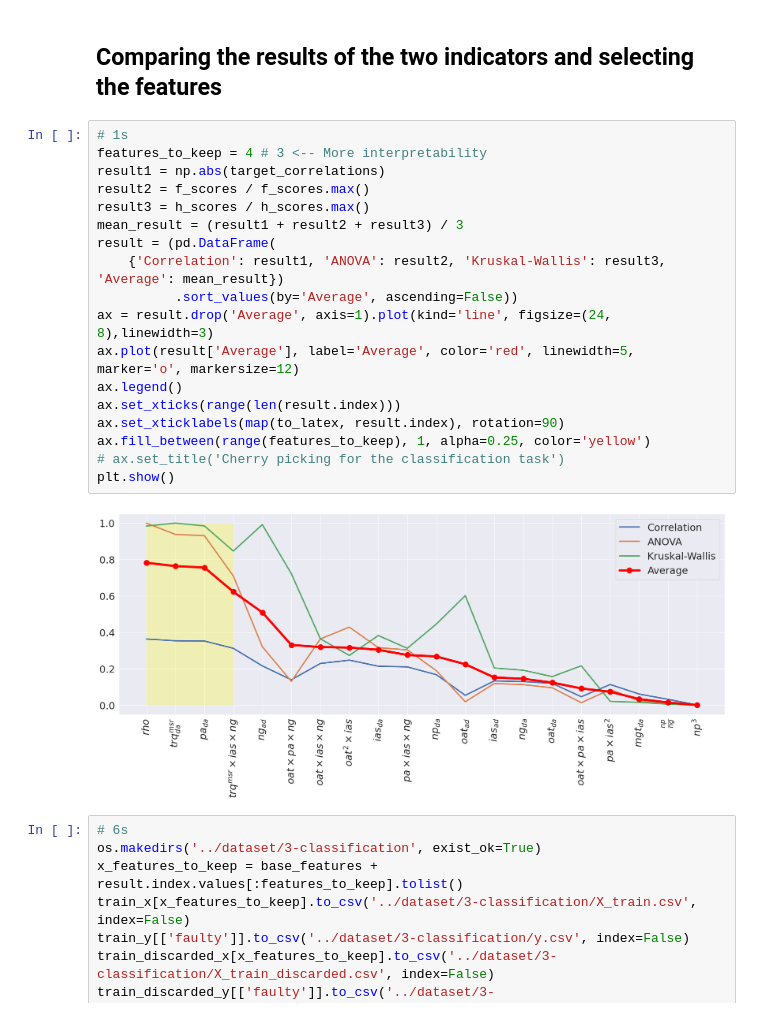
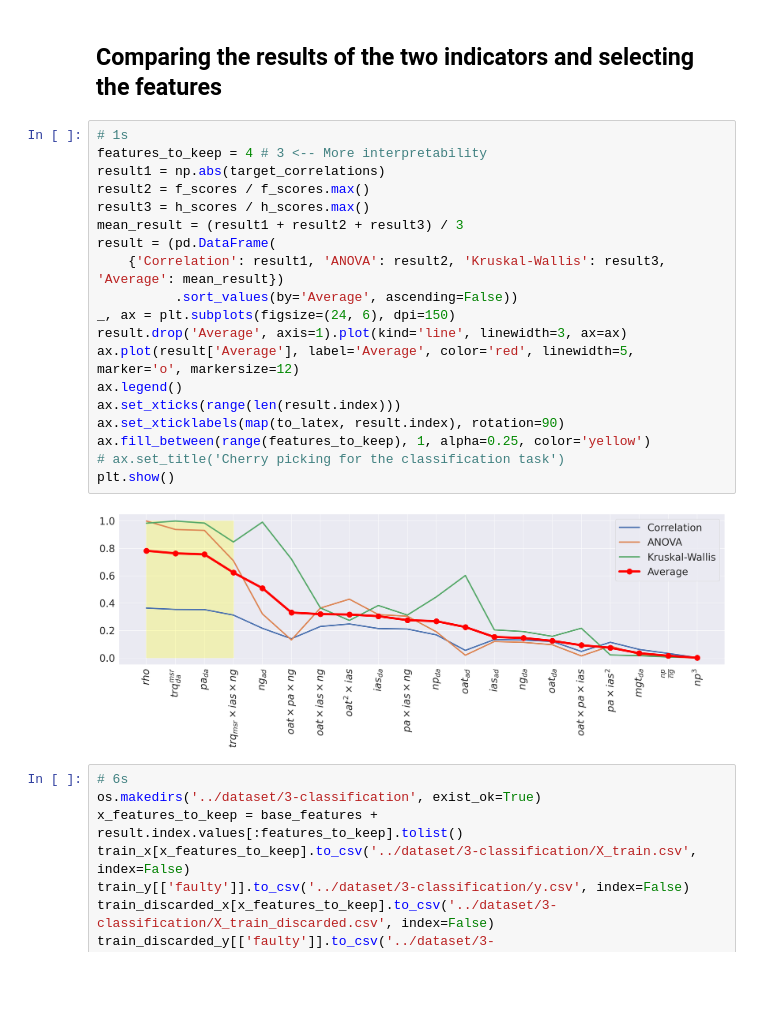
Before and after one commit to MrPio/PHM_North_America_2024_Challenge, a Jupyter notebook: 1-data_preprocessing/1.6-Cherry_Picking_For_Classification.ipynb, the cells around one changed output. Drawn from its saved outputs; the diff is of its cells as text; blank space fills up the shorter version.

Commit message:
Regenerate *cherry picking* plots

```diff
--- a/1-data_preprocessing/1.6-Cherry_Picking_For_Classification.ipynb
+++ b/1-data_preprocessing/1.6-Cherry_Picking_For_Classification.ipynb
@@ -67,23 +67,24 @@ h_scores.plot(kind='bar', figsize=(24, 6))
 # %%
 # 1s
 features_to_keep = 4 # 3 <-- More interpretability
 result1 = np.abs(target_correlations)
 result2 = f_scores / f_scores.max()
 result3 = h_scores / h_scores.max()
 mean_result = (result1 + result2 + result3) / 3
 result = (pd.DataFrame(
     {'Correlation': result1, 'ANOVA': result2, 'Kruskal-Wallis': result3, 'Average': mean_result})
           .sort_values(by='Average', ascending=False))
-ax = result.drop('Average', axis=1).plot(kind='line', figsize=(24, 8),linewidth=3)
+_, ax = plt.subplots(figsize=(24, 6), dpi=150)
+result.drop('Average', axis=1).plot(kind='line', linewidth=3, ax=ax)
 ax.plot(result['Average'], label='Average', color='red', linewidth=5, marker='o', markersize=12)
 ax.legend()
 ax.set_xticks(range(len(result.index)))
 ax.set_xticklabels(map(to_latex, result.index), rotation=90)
 ax.fill_between(range(features_to_keep), 1, alpha=0.25, color='yellow')
 # ax.set_title('Cherry picking for the classification task')
 plt.show()
 # %% [output]
-[figure, old version]
+[figure, new version]
 # %%
 # 6s
 os.makedirs('../dataset/3-classification', exist_ok=True)
```
Also changed, not shown: 2 other files.
